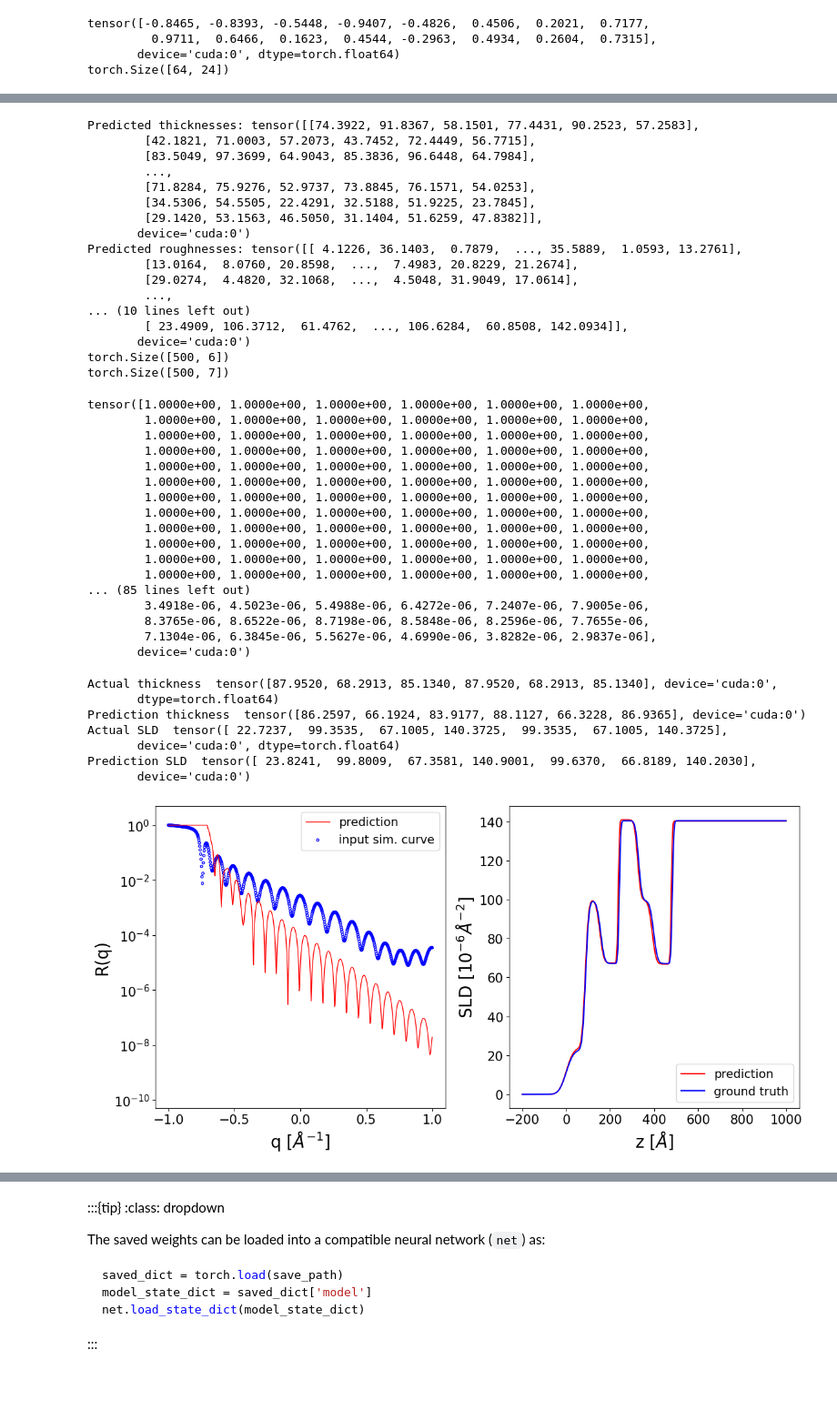
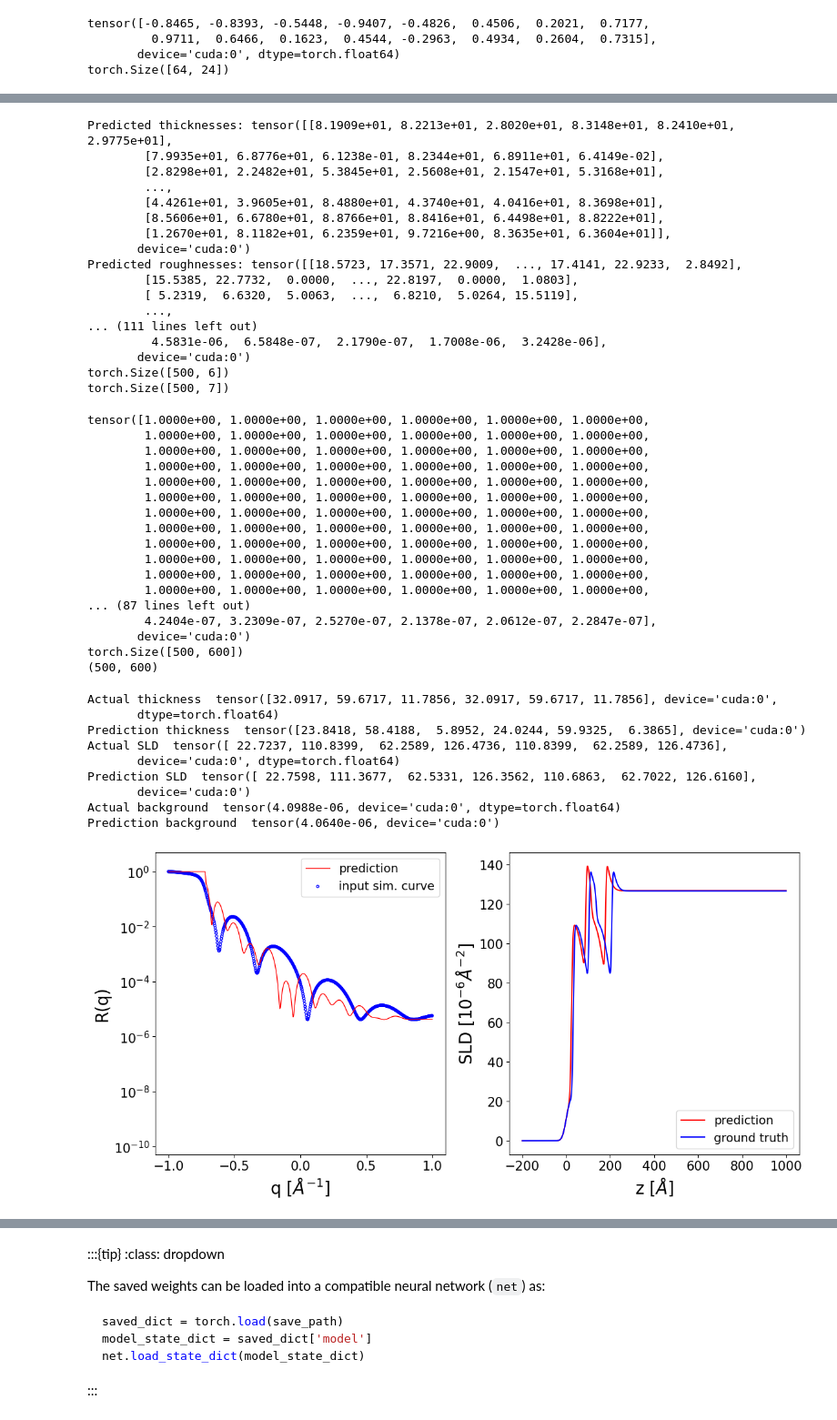
Before and after one commit to JasonC324/Final-Year-Project, a Jupyter notebook: training_reflectorch.ipynb, the cells around one changed output, grey strips where cells are left out. Shown: that part at 91% size. Cells and saved outputs as stored; diff of their text form; code cells hidden in the pictures; blank space fills up the shorter version.

```diff
--- a/training_reflectorch.ipynb
+++ b/training_reflectorch.ipynb
@@ -349,7 +349,7 @@ callbacks = (
     SaveBestModel(path=save_path, freq=100),
 )
 # %%
-customtrainer.train(num_batches=1500, callbacks = callbacks)
+customtrainer.train(num_batches=2000, callbacks = callbacks)
 # %%
 torch.save(test_model.state_dict(), "model_custom_data_3_repeat_2.pt")
 # %%
@@ -497,29 +496,31 @@ restored_predictions[:,testing_num_layers:testing_num_layers*2+1] = torch.clamp(
 
 eval_thicknesses = restored_predictions[:pred_idx,:testing_num_layers]
 eval_roughnesses = restored_predictions[:pred_idx,testing_num_layers:testing_num_layers*2+1]
-eval_slds = restored_predictions[:pred_idx,testing_num_layers*2+1:]
+eval_slds = restored_predictions[:pred_idx,testing_num_layers*2+1:-1]
+eval_background = restored_predictions[:pred_idx,-1]
 
 print(f'Predicted thicknesses: {eval_thicknesses}')
 print(f'Predicted roughnesses: {eval_roughnesses}')
 print(f'Predicted layer SLDs: {eval_slds}')
+print(f'Predicted Background: {eval_background}')
 
 print(eval_thicknesses.shape)
 print(eval_slds.shape)
 # %% [output]
-Predicted thicknesses: tensor([[74.3922, 91.8367, 58.1501, 77.4431, 90.2523, 57.2583],
-        [42.1821, 71.0003, 57.2073, 43.7452, 72.4449, 56.7715],
-        [83.5049, 97.3699, 64.9043, 85.3836, 96.6448, 64.7984],
+Predicted thicknesses: tensor([[8.1909e+01, 8.2213e+01, 2.8020e+01, 8.3148e+01, 8.2410e+01, 2.9775e+01],
+        [7.9935e+01, 6.8776e+01, 6.1238e-01, 8.2344e+01, 6.8911e+01, 6.4149e-02],
+        [2.8298e+01, 2.2482e+01, 5.3845e+01, 2.5608e+01, 2.1547e+01, 5.3168e+01],
         ...,
-        [71.8284, 75.9276, 52.9737, 73.8845, 76.1571, 54.0253],
-        [34.5306, 54.5505, 22.4291, 32.5188, 51.9225, 23.7845],
-        [29.1420, 53.1563, 46.5050, 31.1404, 51.6259, 47.8382]],
+        [4.4261e+01, 3.9605e+01, 8.4880e+01, 4.3740e+01, 4.0416e+01, 8.3698e+01],
+        [8.5606e+01, 6.6780e+01, 8.8766e+01, 8.8416e+01, 6.4498e+01, 8.8222e+01],
+        [1.2670e+01, 8.1182e+01, 6.2359e+01, 9.7216e+00, 8.3635e+01, 6.3604e+01]],
        device='cuda:0')
-Predicted roughnesses: tensor([[ 4.1226, 36.1403,  0.7879,  ..., 35.5889,  1.0593, 13.2761],
-        [13.0164,  8.0760, 20.8598,  ...,  7.4983, 20.8229, 21.2674],
-        [29.0274,  4.4820, 32.1068,  ...,  4.5048, 31.9049, 17.0614],
+Predicted roughnesses: tensor([[18.5723, 17.3571, 22.9009,  ..., 17.4141, 22.9233,  2.8492],
+        [15.5385, 22.7732,  0.0000,  ..., 22.8197,  0.0000,  1.0803],
+        [ 5.2319,  6.6320,  5.0063,  ...,  6.8210,  5.0264, 15.5119],
         ...,
-... (10 lines left out)
-        [ 23.4909, 106.3712,  61.4762,  ..., 106.6284,  60.8508, 142.0934]],
+... (111 lines left out)
+         4.5831e-06,  6.5848e-07,  2.1790e-07,  1.7008e-06,  3.2428e-06],
        device='cuda:0')
 torch.Size([500, 6])
 torch.Size([500, 7])
@@ -837,7 +632,10 @@ def abeles_constant_smearing(
 # %%
 testing_q_values_tensor = torch.tensor(testing_q_values).float().to("cuda")
 predicted_curves = custom_reflectivity(testing_q_values_tensor,eval_thicknesses , eval_roughnesses, eval_slds, abeles_func = abeles)
+predicted_curves = predicted_curves + eval_background.unsqueeze(1)
 print(predicted_curves[0])
+print(predicted_curves.shape)
+print(testing_curves.shape)
 # %% [output]
 tensor([1.0000e+00, 1.0000e+00, 1.0000e+00, 1.0000e+00, 1.0000e+00, 1.0000e+00,
         1.0000e+00, 1.0000e+00, 1.0000e+00, 1.0000e+00, 1.0000e+00, 1.0000e+00,
@@ -851,11 +649,11 @@ tensor([1.0000e+00, 1.0000e+00, 1.0000e+00, 1.0000e+00, 1.0000e+00, 1.0000e+00,
         1.0000e+00, 1.0000e+00, 1.0000e+00, 1.0000e+00, 1.0000e+00, 1.0000e+00,
         1.0000e+00, 1.0000e+00, 1.0000e+00, 1.0000e+00, 1.0000e+00, 1.0000e+00,
         1.0000e+00, 1.0000e+00, 1.0000e+00, 1.0000e+00, 1.0000e+00, 1.0000e+00,
-... (85 lines left out)
-        3.4918e-06, 4.5023e-06, 5.4988e-06, 6.4272e-06, 7.2407e-06, 7.9005e-06,
-        8.3765e-06, 8.6522e-06, 8.7198e-06, 8.5848e-06, 8.2596e-06, 7.7655e-06,
-        7.1304e-06, 6.3845e-06, 5.5627e-06, 4.6990e-06, 3.8282e-06, 2.9837e-06],
+... (87 lines left out)
+        4.2404e-07, 3.2309e-07, 2.5270e-07, 2.1378e-07, 2.0612e-07, 2.2847e-07],
        device='cuda:0')
+torch.Size([500, 600])
+(500, 600)
 # %%
 from reflectorch import get_param_labels, get_density_profiles
 
@@ -884,13 +682,13 @@ def plot_refl_curve(testing_params,predictions,i=0):
      _, sld_profile_gt, _ = get_density_profiles(
           testing_params[:,:num_layers],
           testing_params[:,num_layers:num_layers*2+1],
-          testing_params[:,num_layers*2+1:],
+          testing_params[:,num_layers*2+1:-1],
           z_axis=z_axis)
 
      _, sld_profile_pred, _ = get_density_profiles(
           predictions[:,:num_layers],
           predictions[:,num_layers:num_layers*2+1],
-          predictions[:,num_layers*2+1:],
+          predictions[:,num_layers*2+1:-1],
           z_axis=z_axis)
 
      ax[1].plot(z_axis.cpu().numpy(), sld_profile_pred[i].cpu().numpy(), c='r', label='prediction')
@@ -916,19 +714,23 @@ def plot_refl_curve(testing_params,predictions,i=0):
 # %%
 testing_params_cuda = torch.tensor(testing_params).to('cuda')  # move to GPU
 testing_params_cuda = torch.real(testing_params_cuda)
-i = 131
+i = 317
 plot_refl_curve(testing_params_cuda,restored_predictions, i)
 print("Actual thickness ", testing_params_cuda[i,:testing_num_layers])
 print("Prediction thickness ", restored_predictions[i,:testing_num_layers])
-print("Actual SLD ", testing_params_cuda[i,testing_num_layers*2+1:])
-print("Prediction SLD ", restored_predictions[i,testing_num_layers*2+1:])
+print("Actual SLD ", testing_params_cuda[i,testing_num_layers*2+1:-1])
+print("Prediction SLD ", restored_predictions[i,testing_num_layers*2+1:-1])
+print("Actual background ", testing_params_cuda[i,-1])
+print("Prediction background ", restored_predictions[i,-1])
 # %% [output]
-Actual thickness  tensor([87.9520, 68.2913, 85.1340, 87.9520, 68.2913, 85.1340], device='cuda:0',
+Actual thickness  tensor([32.0917, 59.6717, 11.7856, 32.0917, 59.6717, 11.7856], device='cuda:0',
        dtype=torch.float64)
-Prediction thickness  tensor([86.2597, 66.1924, 83.9177, 88.1127, 66.3228, 86.9365], device='cuda:0')
-Actual SLD  tensor([ 22.7237,  99.3535,  67.1005, 140.3725,  99.3535,  67.1005, 140.3725],
+Prediction thickness  tensor([23.8418, 58.4188,  5.8952, 24.0244, 59.9325,  6.3865], device='cuda:0')
+Actual SLD  tensor([ 22.7237, 110.8399,  62.2589, 126.4736, 110.8399,  62.2589, 126.4736],
        device='cuda:0', dtype=torch.float64)
-Prediction SLD  tensor([ 23.8241,  99.8009,  67.3581, 140.9001,  99.6370,  66.8189, 140.2030],
+Prediction SLD  tensor([ 22.7598, 111.3677,  62.5331, 126.3562, 110.6863,  62.7022, 126.6160],
        device='cuda:0')
+Actual background  tensor(4.0988e-06, device='cuda:0', dtype=torch.float64)
+Prediction background  tensor(4.0640e-06, device='cuda:0')
-[figure, old version]
+[figure, new version]
 # %%
```
Also changed, not shown: parts of 13 cells of this notebook, 4 other files.
